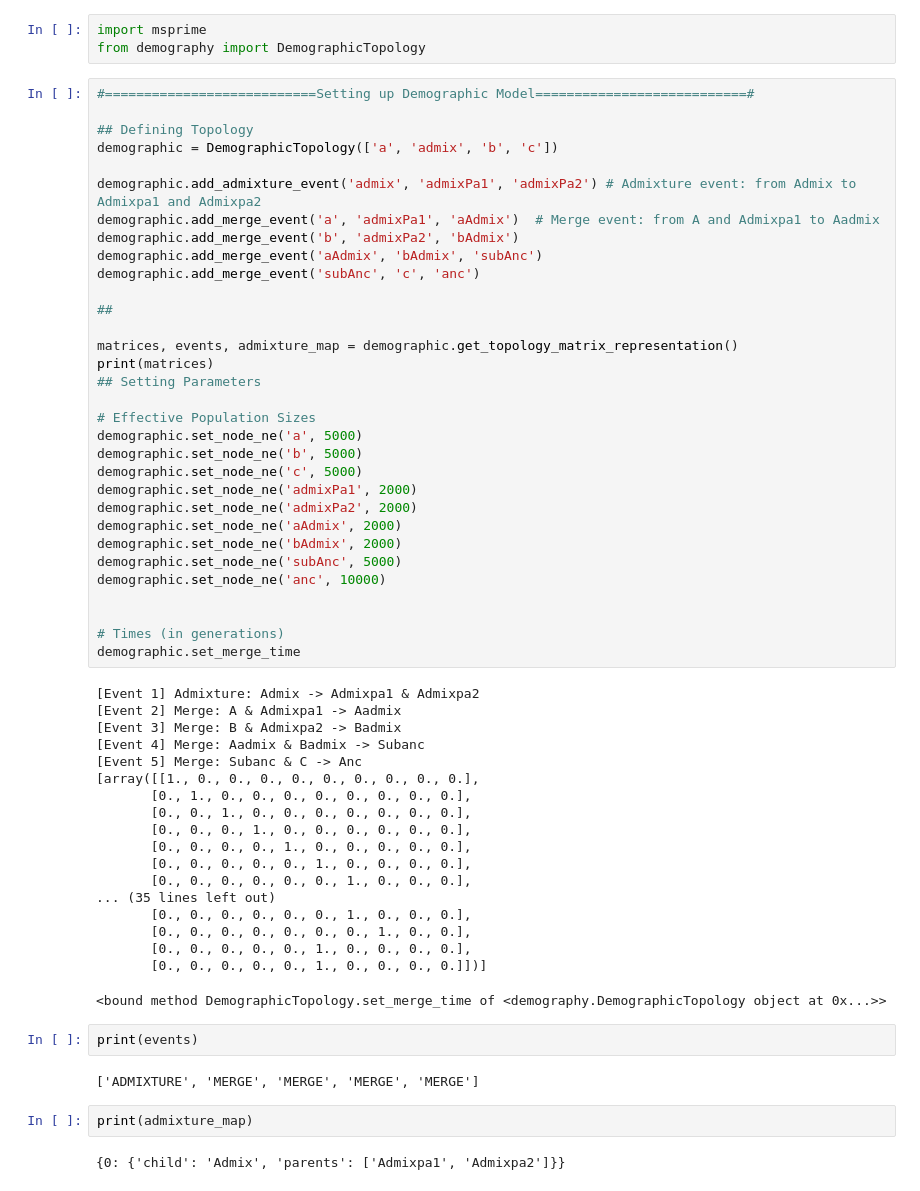
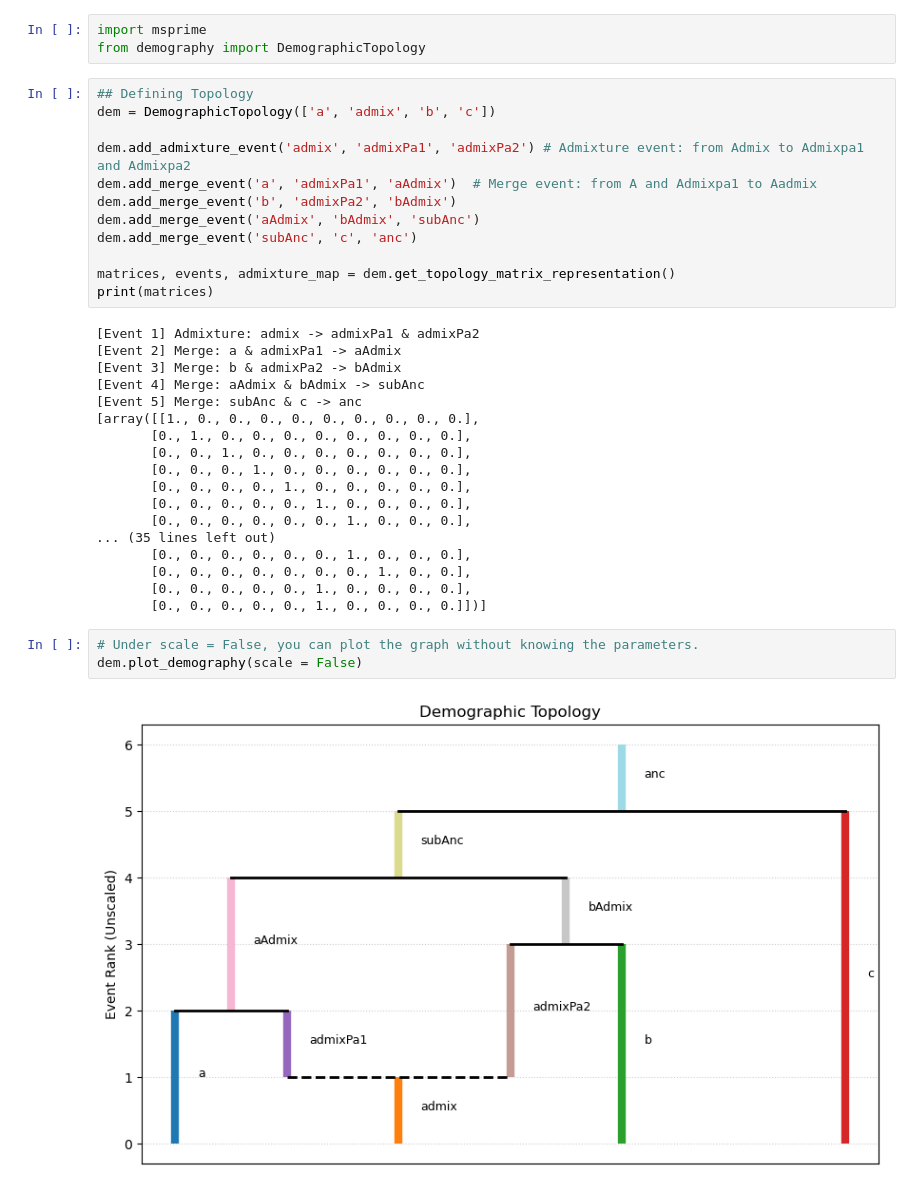
Before and after one commit to QiiiiiC/admix_stan, a Jupyter notebook: new_pipeline/example_usage.ipynb, the cells around one changed output. Saved outputs shown, nothing was run; the diff lists cells and outputs as text.

```diff
--- a/new_pipeline/example_usage.ipynb
+++ b/new_pipeline/example_usage.ipynb
@@ -2,43 +2,23 @@
 import msprime
 from demography import DemographicTopology
 # %%
-#===========================Setting up Demographic Model===========================#
+## Defining Topology
+dem = DemographicTopology(['a', 'admix', 'b', 'c'])
 
-## Defining Topology
-demographic = DemographicTopology(['a', 'admix', 'b', 'c'])
+dem.add_admixture_event('admix', 'admixPa1', 'admixPa2') # Admixture event: from Admix to Admixpa1 and Admixpa2
+dem.add_merge_event('a', 'admixPa1', 'aAdmix')  # Merge event: from A and Admixpa1 to Aadmix
+dem.add_merge_event('b', 'admixPa2', 'bAdmix')
+dem.add_merge_event('aAdmix', 'bAdmix', 'subAnc')
+dem.add_merge_event('subAnc', 'c', 'anc')
 
-demographic.add_admixture_event('admix', 'admixPa1', 'admixPa2') # Admixture event: from Admix to Admixpa1 and Admixpa2
-demographic.add_merge_event('a', 'admixPa1', 'aAdmix')  # Merge event: from A and Admixpa1 to Aadmix
-demographic.add_merge_event('b', 'admixPa2', 'bAdmix')
-demographic.add_merge_event('aAdmix', 'bAdmix', 'subAnc')
-demographic.add_merge_event('subAnc', 'c', 'anc')
-
-##
-
-matrices, events, admixture_map = demographic.get_topology_matrix_representation()
+matrices, events, admixture_map = dem.get_topology_matrix_representation()
 print(matrices)
-## Setting Parameters
-
-# Effective Population Sizes
-demographic.set_node_ne('a', 5000)
-demographic.set_node_ne('b', 5000)
-demographic.set_node_ne('c', 5000)
-demographic.set_node_ne('admixPa1', 2000)
-demographic.set_node_ne('admixPa2', 2000)
-demographic.set_node_ne('aAdmix', 2000)
-demographic.set_node_ne('bAdmix', 2000)
-demographic.set_node_ne('subAnc', 5000)
-demographic.set_node_ne('anc', 10000)
-
-
-# Times (in generations)
-demographic.set_merge_time
 # %% [output]
-[Event 1] Admixture: Admix -> Admixpa1 & Admixpa2
-[Event 2] Merge: A & Admixpa1 -> Aadmix
-[Event 3] Merge: B & Admixpa2 -> Badmix
-[Event 4] Merge: Aadmix & Badmix -> Subanc
-[Event 5] Merge: Subanc & C -> Anc
+[Event 1] Admixture: admix -> admixPa1 & admixPa2
+[Event 2] Merge: a & admixPa1 -> aAdmix
+[Event 3] Merge: b & admixPa2 -> bAdmix
+[Event 4] Merge: aAdmix & bAdmix -> subAnc
+[Event 5] Merge: subAnc & c -> anc
 [array([[1., 0., 0., 0., 0., 0., 0., 0., 0., 0.],
        [0., 1., 0., 0., 0., 0., 0., 0., 0., 0.],
        [0., 0., 1., 0., 0., 0., 0., 0., 0., 0.],
@@ -51,12 +31,8 @@ demographic.set_merge_time
        [0., 0., 0., 0., 0., 0., 0., 1., 0., 0.],
        [0., 0., 0., 0., 0., 1., 0., 0., 0., 0.],
        [0., 0., 0., 0., 0., 1., 0., 0., 0., 0.]])]
-<bound method DemographicTopology.set_merge_time of <demography.DemographicTopology object at 0x...>>
-# %%
-print(events)
-# %% [output]
-['ADMIXTURE', 'MERGE', 'MERGE', 'MERGE', 'MERGE']
-# %%
-print(admixture_map)
-# %% [output]
-{0: {'child': 'Admix', 'parents': ['Admixpa1', 'Admixpa2']}}
+# %%
+# Under scale = False, you can plot the graph without knowing the parameters.
+dem.plot_demography(scale = False)
+# %% [output]
+[figure, added]
```
Also changed, not shown: parts of 4 cells of this notebook, 17 other files.
